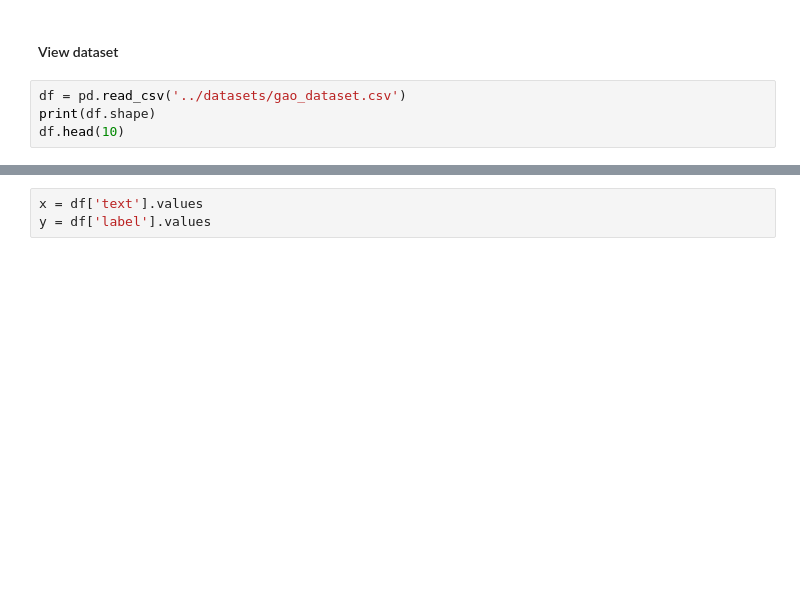
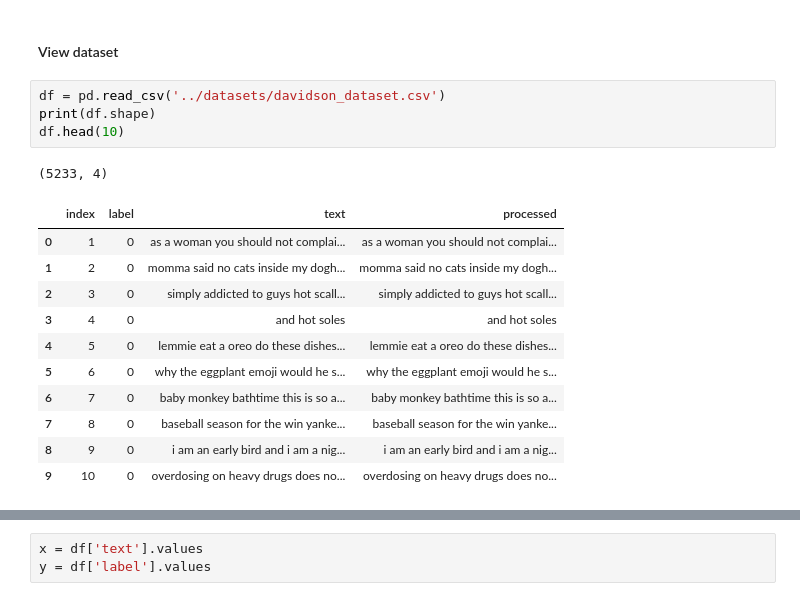
Before and after one commit to sahithyaravi/explainableML, a Jupyter notebook: notebooks/guided_training-SVC.ipynb, the cells around one changed output, grey strips where cells are left out. Cells and saved outputs as stored; diff of their text form; blank space fills up the shorter version.

```diff
--- a/notebooks/guided_training-SVC.ipynb
+++ b/notebooks/guided_training-SVC.ipynb
@@ -27,8 +29,21 @@ pd.set_option('display.max_colwidth', 1000)
 # %% [markdown]
 #### View dataset
 # %%
-df = pd.read_csv('../datasets/gao_dataset.csv')
+df = pd.read_csv('../datasets/davidson_dataset.csv')
 print(df.shape)
 df.head(10)
+# %% [output]
+(5233, 4)
+|  | index | label | text | processed |
+| 0 | 1 | 0 | as a woman you should not complai... | as a woman you should not complai... |
+| 1 | 2 | 0 | momma said no cats inside my dogh... | momma said no cats inside my dogh... |
+| 2 | 3 | 0 | simply addicted to guys hot scall... | simply addicted to guys hot scall... |
+| 3 | 4 | 0 | and hot soles | and hot soles |
+| 4 | 5 | 0 | lemmie eat a oreo do these dishes... | lemmie eat a oreo do these dishes... |
+| 5 | 6 | 0 | why the eggplant emoji would he s... | why the eggplant emoji would he s... |
+| 6 | 7 | 0 | baby monkey bathtime this is so a... | baby monkey bathtime this is so a... |
+| 7 | 8 | 0 | baseball season for the win yanke... | baseball season for the win yanke... |
+| 8 | 9 | 0 | i am an early bird and i am a nig... | i am an early bird and i am a nig... |
+| 9 | 10 | 0 | overdosing on heavy drugs does no... | overdosing on heavy drugs does no... |
 # %%
 df["label"].hist()
```
Also changed, not shown: parts of 12 cells of this notebook, 6 other files.
